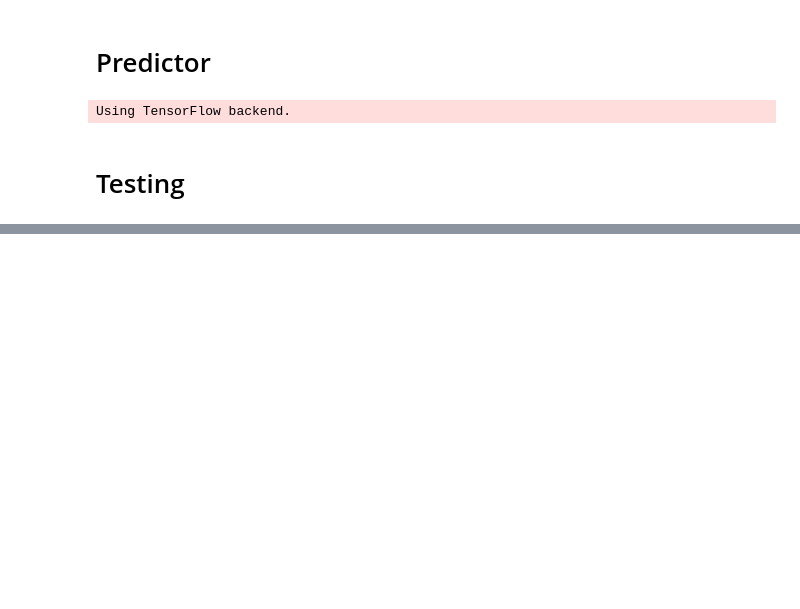
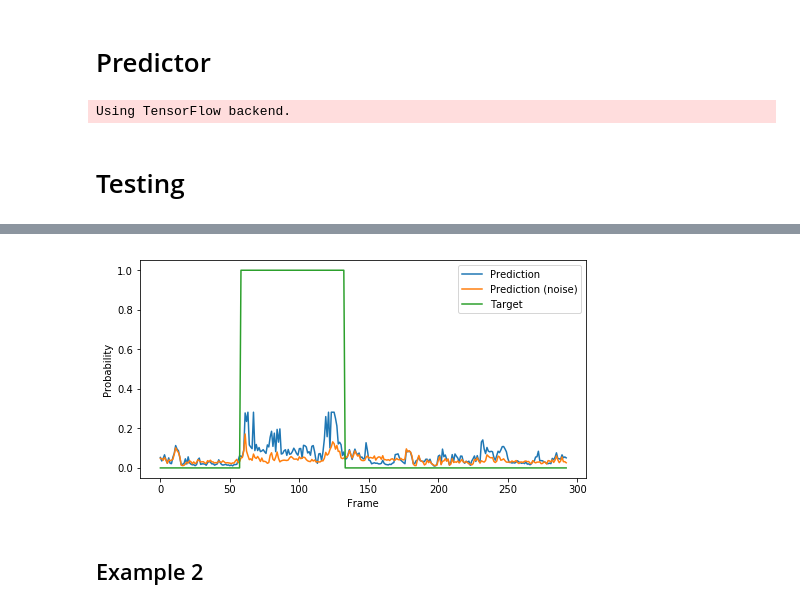
Before and after one commit to rebryk/spbau-speech-recognition, a Jupyter notebook: task02/task02.ipynb, the cells around one changed output, grey strips where cells are left out. Cells and saved outputs as stored; diff of their text form; code cells hidden in the pictures; blank space fills up the shorter version.

```diff
--- a/task02/task02.ipynb
+++ b/task02/task02.ipynb
@@ -156,0 +184,12 @@ AUC: 0.875
+# %%
+def draw_sound(features, features_noise, y_true):
+    y_pred = predictor.predict_proba(np.array([features, features_noise]))
+    ax = plt.subplots(1, 1, figsize=(8, 4))
+
+    plt.xlabel('Frame')
+    plt.ylabel('Probability')
+
+    line_y_pred, = plt.plot(y_pred[0], label='Prediction')
+    line_y_pred_noise, = plt.plot(y_pred[1], label='Prediction (noise)')
+    line_y_true, = plt.plot(y_true, label='Target')
+    plt.legend(handles=[line_y_pred, line_y_pred_noise, line_y_true])
@@ -156,0 +201,8 @@ AUC: 0.875
+# %%
+sampler_noise = SSPNetDataSampler('noisecorpus_small')
+df_noise = sampler_noise.create_sampled_df(frame_sec=0.050, naudio=10)
+df_noise = df_noise.reset_index(drop=True)
+# %%
+features_noise = extractor.extract_features(df_noise.iloc[:, :-2].as_matrix(), RATE)
+features_noise['id'] = df_noise.SNAME
+features_noise = features_noise.set_index('id')
@@ -177,0 +214,2 @@ IPython.display.Audio(data=np.hstack((frames[4], frames[5])), rate=rate)
+# %%
+audio_name = 'S0009'
@@ -177,0 +224,8 @@ IPython.display.Audio(data=np.hstack((frames[4], frames[5])), rate=rate)
+# %%
+draw_sound(features.loc[audio_name].as_matrix(),
+           features_noise.loc[audio_name].as_matrix(),
+           target.loc[audio_name].as_matrix())
+# %% [output]
+[figure, added]
+# %% [markdown]
+## Example 2
```
Also changed, not shown: parts of 34 cells of this notebook.
